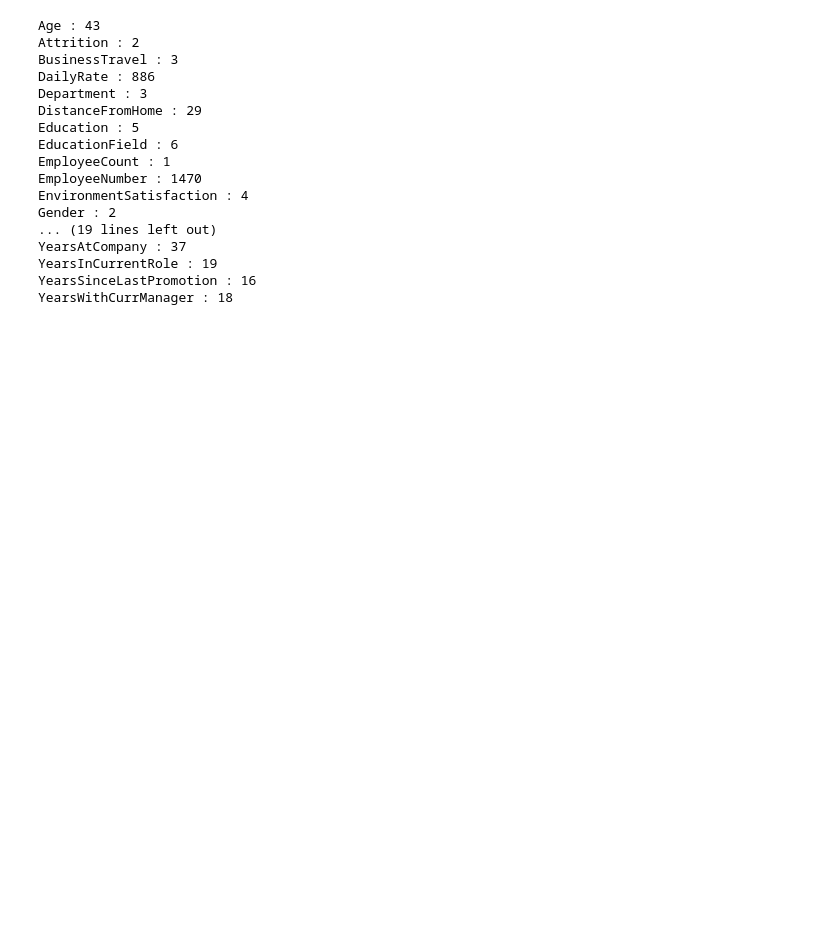
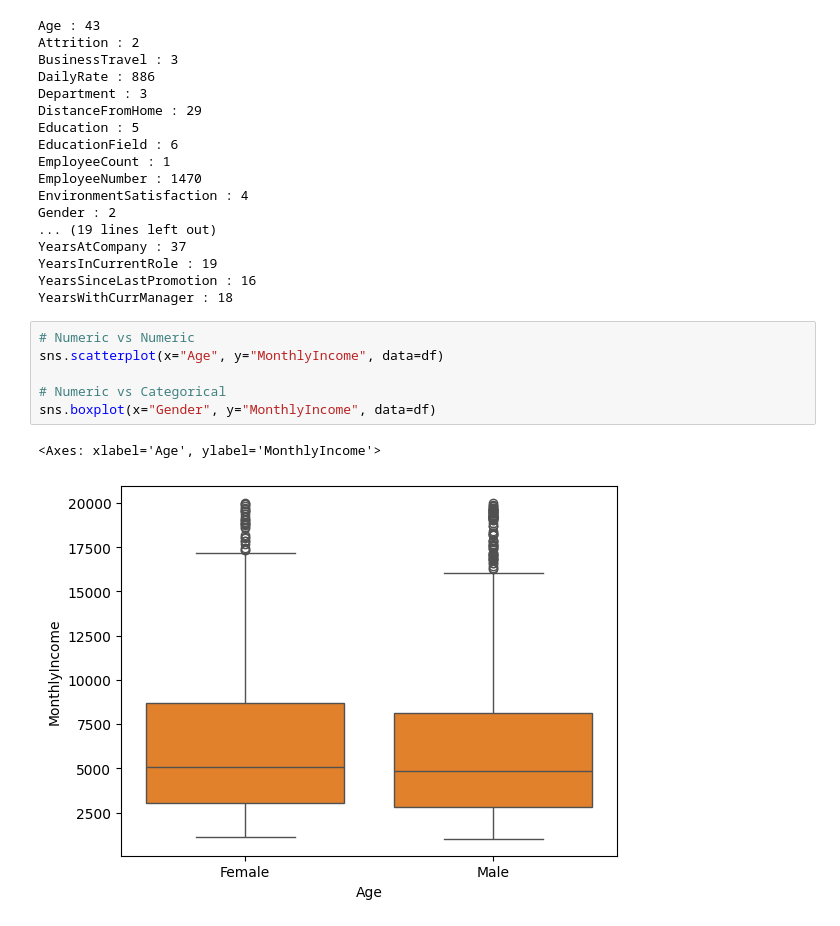
Before and after one commit to Manavitaliya/HR-Analytics-Dashboard, a Jupyter notebook: Data/sssss.ipynb, the cells around one changed output. Cells and saved outputs as stored; diff of their text form; blank space fills up the shorter version.

```diff
--- a/Data/sssss.ipynb
+++ b/Data/sssss.ipynb
@@ -147,3 +149,12 @@ YearsAtCompany : 37
 YearsInCurrentRole : 19
 YearsSinceLastPromotion : 16
 YearsWithCurrManager : 18
+# %%
+# Numeric vs Numeric
+sns.scatterplot(x="Age", y="MonthlyIncome", data=df)
+
+# Numeric vs Categorical
+sns.boxplot(x="Gender", y="MonthlyIncome", data=df)
+# %% [output]
+<Axes: xlabel='Age', ylabel='MonthlyIncome'>
+[figure, added]
```
Also changed, not shown: parts of 2 cells of this notebook.
